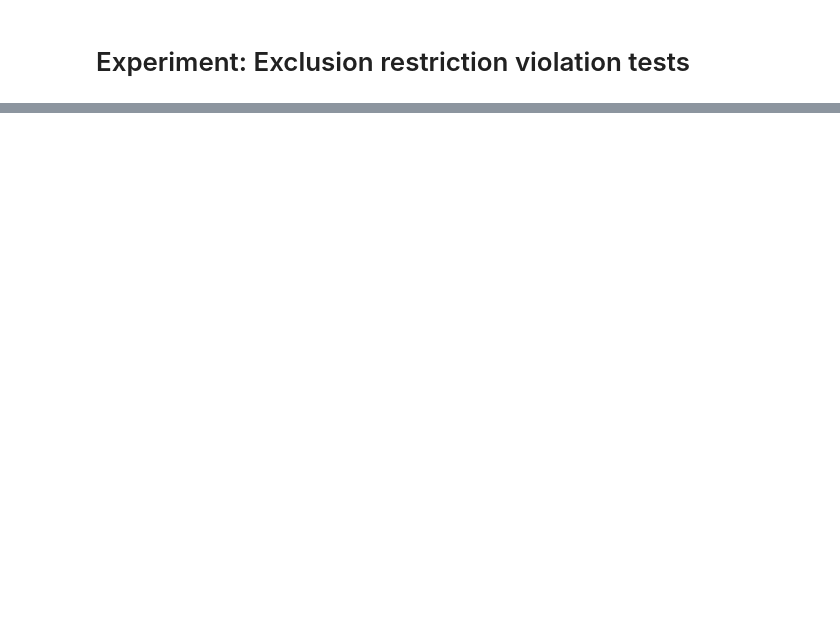
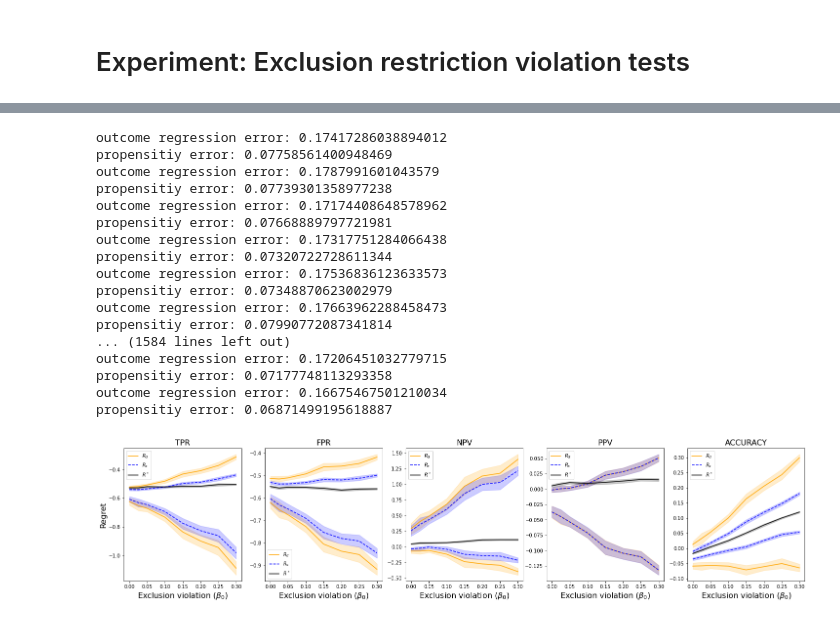
Before and after one commit to lguerdan/policy_comparison_under_confounding, a Jupyter notebook: synthetic_experiments_v2.ipynb, the cells around one changed output, grey strips where cells are left out. Cells and saved outputs as stored; diff of their text form; code cells hidden in the pictures; blank space fills up the shorter version.

Commit message:
WIP: update synthetic experiment configuration

```diff
--- a/synthetic_experiments_v2.ipynb
+++ b/synthetic_experiments_v2.ipynb
@@ -374,0 +199,46 @@ axes[0].legend(fontsize=14)
+# %%
+lambda_star = 1.1
+lambdas = np.arange(1, 2.6, .1)
+Nsims = 10
+
+Dx, Du = 5, 2
+nD = Dx+Du
+
+dgp = {
+    'N': 20000,
+    'Dx': Dx,
+    'Du': Du,
+    'nz': 10,                # Number of finite pre-treatment values
+    'beta_zy': 0,            # Z -> Y loading (=0 ==> exclusion restriction is satisfied)
+    'e1_coeffs': 4*np.random.rand(nD) - 2,
+    'z_coeffs':  4*np.random.rand(nD) - 2,
+    'mu1_coeffs': 4*np.random.rand(nD) - 1,
+    'mu0_coeffs': 4*np.random.rand(nD) - 2,
+    'lambda': 1.5,
+    'lambda_star': 1.7,
+    'id_assumption': 'IV'
+}
+
+dgp = set_dgp_config(dgp, 'IV')
+beta_zy = [0, 0.025, 0.05, 0.1, 0.15, 0.2, 0.25, 0.3]
+bedf = experiments.exclusion_sensitivity_experiment(dgp, beta_zy, n_sims=20, est_method='plugin', K=5)
+plots.plot_exclusion_sensitivity(bedf)
+# %% [output]
+outcome regression error: 0.17417286038894012
+propensitiy error: 0.07758561400948469
+outcome regression error: 0.1787991601043579
+propensitiy error: 0.07739301358977238
+outcome regression error: 0.17174408648578962
+propensitiy error: 0.07668889797721981
+outcome regression error: 0.17317751284066438
+propensitiy error: 0.07320722728611344
+outcome regression error: 0.17536836123633573
+propensitiy error: 0.07348870623002979
+outcome regression error: 0.17663962288458473
+propensitiy error: 0.07990772087341814
+... (1584 lines left out)
+outcome regression error: 0.17206451032779715
+propensitiy error: 0.07177748113293358
+outcome regression error: 0.16675467501210034
+propensitiy error: 0.06871499195618887
+[figure, added]
```
Also changed, not shown: parts of 17 cells of this notebook, 4 other files.
